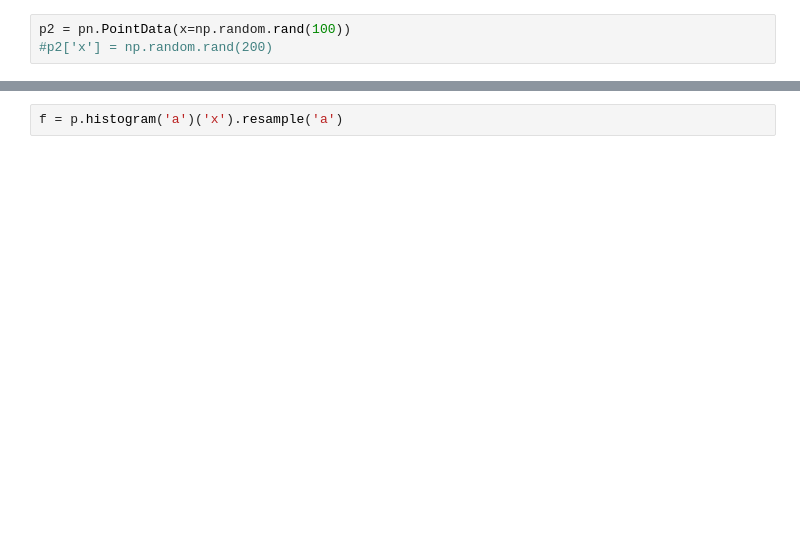
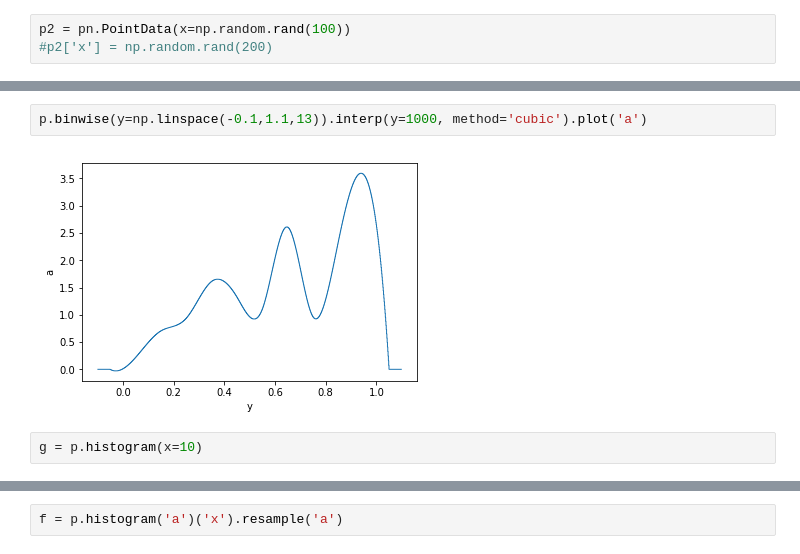
Before and after one commit to philippeller/dama, a Jupyter notebook: notebooks/histo_functions.ipynb, the cells around one changed output, grey strips where cells are left out. Drawn from its saved outputs; the diff is of its cells as text; blank space fills up the shorter version.

```diff
--- a/notebooks/histo_functions.ipynb
+++ b/notebooks/histo_functions.ipynb
@@ -116,0 +136,6 @@ get item 0
+# %%
+p.binwise(y=np.linspace(-0.1,1.1,13)).interp(y=1000, method='cubic').plot('a')
+# %% [output]
+[figure, added]
+# %%
+g = p.histogram(x=10)
```
Also changed, not shown: parts of 75 cells of this notebook, 3 other files.
